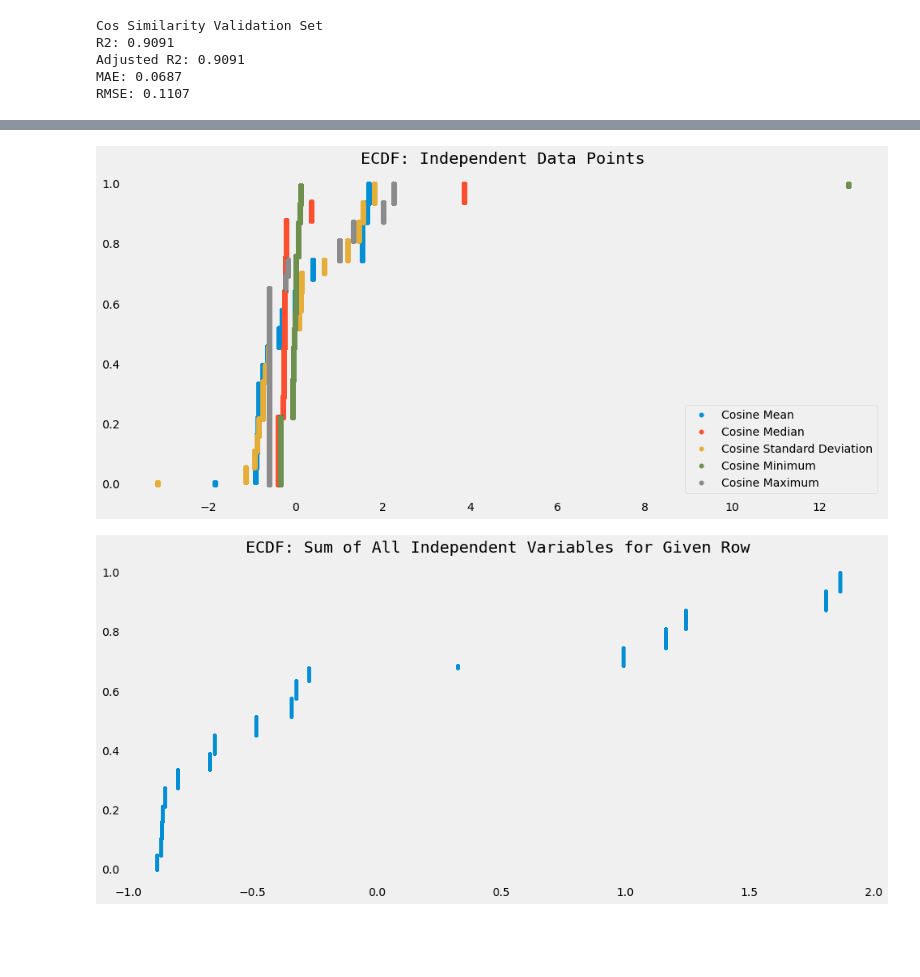
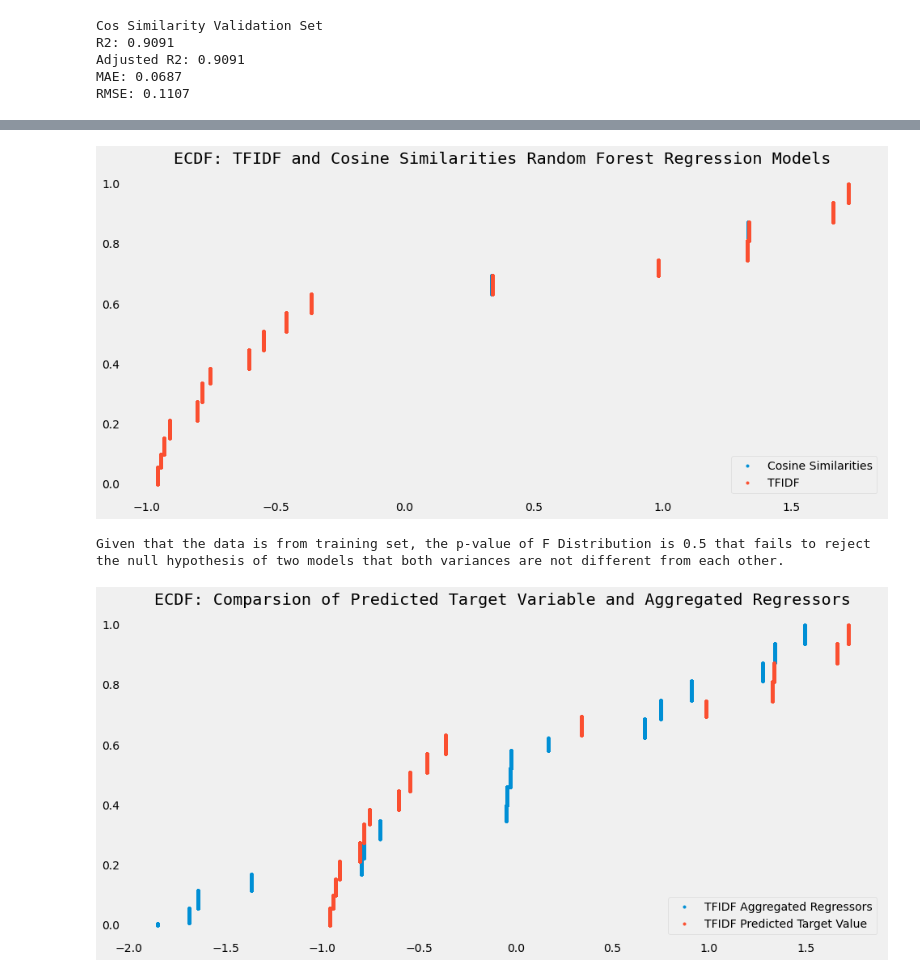
Before and after one commit to jonahwinninghoff/Causal-Analysis-Nursing-Home, a Jupyter notebook: Modeling/Investigating Model.ipynb, the cells around one changed output, grey strips where cells are left out. Drawn from its saved outputs; the diff is of its cells as text; code cells hidden in the pictures; blank space fills up the shorter version.

```diff
--- a/Modeling/Investigating Model.ipynb
+++ b/Modeling/Investigating Model.ipynb
@@ -142,0 +217,12 @@ xcosmax, ycosmax = ecdf(X_train['cosine maximum'])
+# %%
+# Read the TFIDF X_train file from GitHub
+url = urllib.request.urlopen('https://github.com/jonahwinninghoff/Springboard_Capstone_Project/blob/main/Assets/X_TFIDF_train.zip?raw=true')
+unzipfile = ZipFile(io.BytesIO(url.read()))
+file = unzipfile.open("X_TFIDF_train")
+X_TFIDF_train = pd.read_csv(file, encoding='cp1252').drop('Unnamed: 0',
+                                                    axis=1)
+file.close()
+# %%
+# Random Forest Regression
+TFIDF_rfr_model = RandomForestRegressor()
+TFIDF_rfr_model.fit(X_TFIDF_train, y_train.ravel())
@@ -142,0 +231,13 @@ xcosmax, ycosmax = ecdf(X_train['cosine maximum'])
+# %%
+# True vs Predicted Target Variable
+xpred1, ypred1 = ecdf(TFIDF_rfr_model.predict(X_TFIDF_train))
+# %%
+# Plot ECDF
+plt.style.use('fivethirtyeight')
+plt.figure(figsize = (15,7))
+plt.plot(xtrue,ytrue,marker='.',linestyle='none',label='True')
+plt.plot(xpred,ypred,marker='.',linestyle='none',label='Predict')
+plt.legend(loc = 'lower right')
+plt.grid(False)
+plt.title('ECDF: Actual vs Predicted Target Variable using TFIDF model',family = 'monospace')
+plt.show()
@@ -143,15 +246,33 @@ xcosmax, ycosmax = ecdf(X_train['cosine maximum'])
 # %%
-plt.figure(figsize=(15,7))
-plt.plot(xcosmea,ycosmea,marker='.',linestyle='none',label='Cosine Mean',markersize=10)
-plt.plot(xcosmed,ycosmed,marker='.',linestyle='none',label='Cosine Median',markersize=10)
-plt.plot(xcosstd,ycosstd,marker='.',linestyle='none',label='Cosine Standard Deviation',markersize=10)
-plt.plot(xcosmin,ycosmin,marker='.',linestyle='none',label='Cosine Minimum',markersize=10)
-plt.plot(xcosmax,ycosmax,marker='.',linestyle='none',label='Cosine Maximum',markersize=10)
-plt.legend(loc='lower right')
+# Plot ECDF
+plt.style.use('fivethirtyeight')
+plt.figure(figsize = (15,7))
+plt.plot(xpred,ypred,marker='.',linestyle='none',label='Cosine Similarities')
+plt.plot(xpred1,ypred1,marker='.',linestyle='none',label='TFIDF')
+plt.legend(loc = 'lower right')
 plt.grid(False)
-plt.title('ECDF: Independent Data Points',family = 'monospace')
+plt.title('ECDF: TFIDF and Cosine Similarities Random Forest Regression Models',family = 'monospace')
 plt.show()
 # %% [output]
-[figure, old version]
+[figure, new version]
+# %%
+def f_test(x, y):
+    x = np.array(x)
+    y = np.array(y)
+    f = np.var(x, ddof=1)/np.var(y, ddof=1) #calculate F test statistic
+    dfn = x.size-1 #define degrees of freedom numerator
+    dfd = y.size-1 #define degrees of freedom denominator
+    result = stats.f.cdf(f, dfn, dfd)  #find p-value of F test statistic
+    if result > 0.5:
+        p = 1 - result
+    else:
+        p = result
+    return f, p
+
+#perform F-test
+print('Given that the data is from training set, the p-value of F Distribution is '+str(round(f_test(xpred,xpred1)[1],2))+
+      ' that fails to reject the null hypothesis of two models that both variances are not different from each other.')
+# %% [output]
+Given that the data is from training set, the p-value of F Distribution is 0.5 that fails to reject the null hypothesis of two models that both variances are not different from each other.
 # %%
 # Sum all columns for each row and ECDFize this sum column
@@ -159,8 +280,11 @@ xsum, ysum = ecdf(X_train.sum(axis=1))
 # %%
-plt.figure(figsize=(15,7))
-plt.plot(xsum,ysum,marker='.',linestyle='none')
+# Plot ECDF
+plt.figure(figsize = (15,7))
+plt.plot(xsum1,ysum1,marker='.',linestyle='none',label='TFIDF Aggregated Regressors')
+plt.plot(xpred1,ypred1,marker='.',linestyle='none',label='TFIDF Predicted Target Value')
+plt.legend(loc = 'lower right')
 plt.grid(False)
-plt.title('ECDF: Sum of All Independent Variables for Given Row', family = 'monospace')
+plt.title('ECDF: Comparsion of Predicted Target Variable and Aggregated Regressors',family = 'monospace')
 plt.show()
 # %% [output]
-[figure, old version]
+[figure, new version]
```
Also changed, not shown: parts of 42 cells of this notebook.
